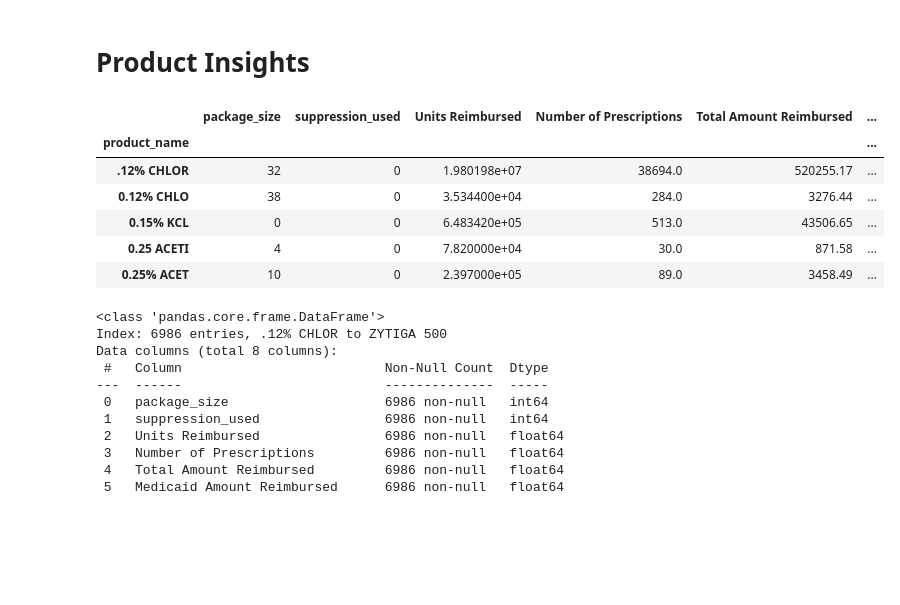
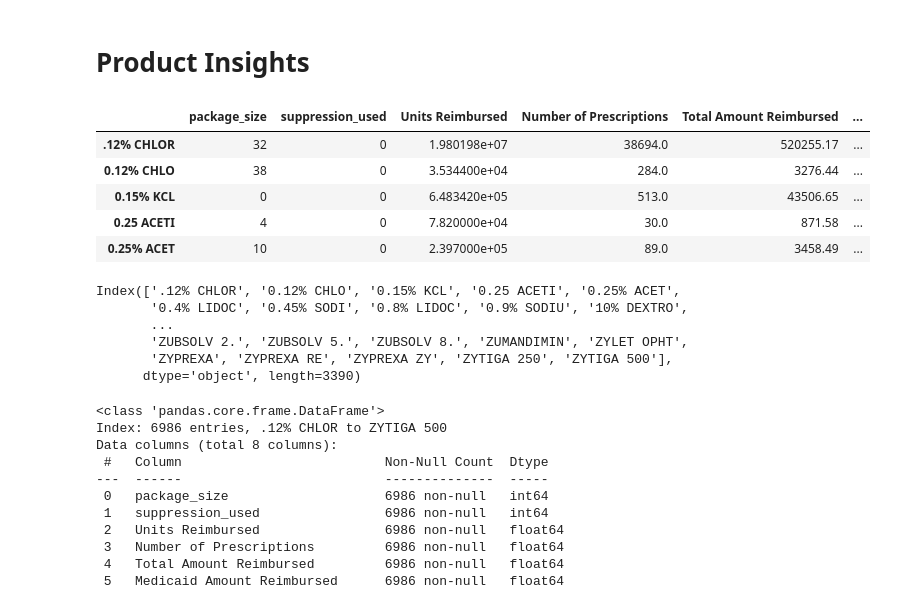
Before and after one commit to lleiva25/Medicaid-Drug-Rebate-Program, a Jupyter notebook: Medicaid.ipynb, the cells around one changed output. Drawn from its saved outputs; the diff is of its cells as text; code cells hidden in the pictures; blank space fills up the shorter version.

Commit message:
Chainging JSON orient='table'

```diff
--- a/Medicaid.ipynb
+++ b/Medicaid.ipynb
@@ -179,39 +179,55 @@ quarter_df_list[1]
 # %%
 #Create list for groupby data
 product_df_list = []
 
 #Loop through dataframes in list to group multiple dataframes by the same criteria
 for df in range(len(quarter_df_list)):
     #Groupby product name
     globals()[f"product_qt_{df+1}"] = quarter_df_list[df].groupby(['product_name']).sum()
 
     #Reset the multiindex to single index
-    globals()[f"product_qt_{df+1}"] = globals()[f"product_qt_{df+1}"] #.reset_index(drop=False, inplace=False)
+    globals()[f"product_qt_{df+1}"] = globals()[f"product_qt_{df+1}"].reset_index(names='product_name')
+
+    #Set product name as column
+    globals()[f"product_qt_{df+1}"] = globals()[f"product_qt_{df+1}"].set_index('product_name')
+
+    # set the index to 'None' via its name property
+    globals()[f"product_qt_{df+1}"].index.names = [None]
 
     #Delete Unneeded columns
     del globals()[f"product_qt_{df+1}"]['quarter']
     ##del globals()[f"product_qt_{df+1}"]['suppression_used']
     del globals()[f"product_qt_{df+1}"]['utilization_type']
 
     #Create new column with the quarter information
     globals()[f"product_qt_{df+1}"]['quarter'] = df+1
 
+    # globals()[f"product_qt_{df+1}"].pivot(index='product_name')
+
     #Append the product dataframes to a list
     product_df_list.append(globals()[f"product_qt_{df+1}"])
 
     #Save dataframes as a .csv
     name = 'Product_Data'
     globals()[f"product_qt_{df+1}"].to_csv(f'/Users/leslieleiva/Documents/GitHub/Medicaid-Drug-Rebate-Program/Jupyter Output/{name}_Q{df+1}')
 
 product_qt_1.head()
 # %% [output]
 |  | package_size | suppression_used | Units Reimbursed | Number of Prescriptions | Total Amount Reimbursed | ... |
-| product_name |  |  |  |  |  | ... |
 | .12% CHLOR | 32 | 0 | 1.980198e+07 | 38694.0 | 520255.17 | ... |
 | 0.12% CHLO | 38 | 0 | 3.534400e+04 | 284.0 | 3276.44 | ... |
 | 0.15% KCL | 0 | 0 | 6.483420e+05 | 513.0 | 43506.65 | ... |
 | 0.25 ACETI | 4 | 0 | 7.820000e+04 | 30.0 | 871.58 | ... |
 | 0.25% ACET | 10 | 0 | 2.397000e+05 | 89.0 | 3458.49 | ... |
+# %%
+product_qt_1.index
+# %% [output]
+Index(['.12% CHLOR', '0.12% CHLO', '0.15% KCL', '0.25 ACETI', '0.25% ACET',
+       '0.4% LIDOC', '0.45% SODI', '0.8% LIDOC', '0.9% SODIU', '10% DEXTRO',
+       ...
+       'ZUBSOLV 2.', 'ZUBSOLV 5.', 'ZUBSOLV 8.', 'ZUMANDIMIN', 'ZYLET OPHT',
+       'ZYPREXA', 'ZYPREXA RE', 'ZYPREXA ZY', 'ZYTIGA 250', 'ZYTIGA 500'],
+      dtype='object', length=3390)
 # %%
 #Group the product dataframes from each quarter together
 grouped_product_df = pd.concat(product_df_list)
```
Also changed, not shown: parts of 1 cell of this notebook, 3 other files.
